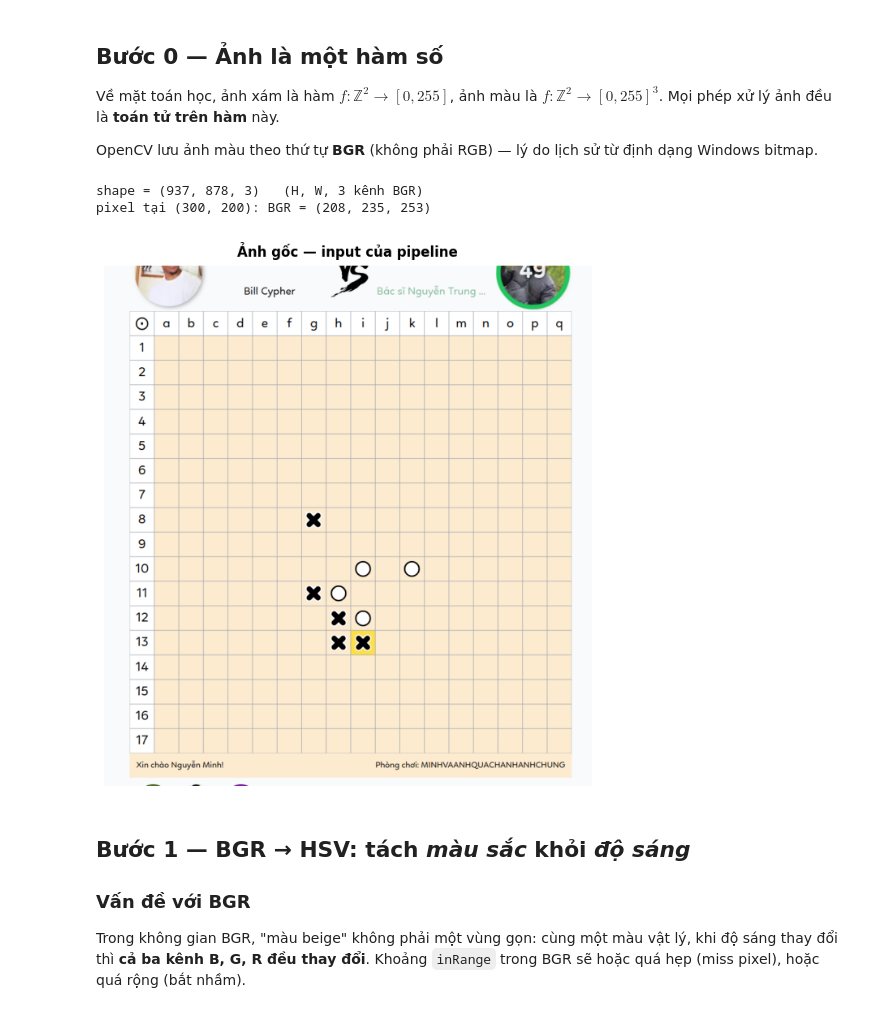
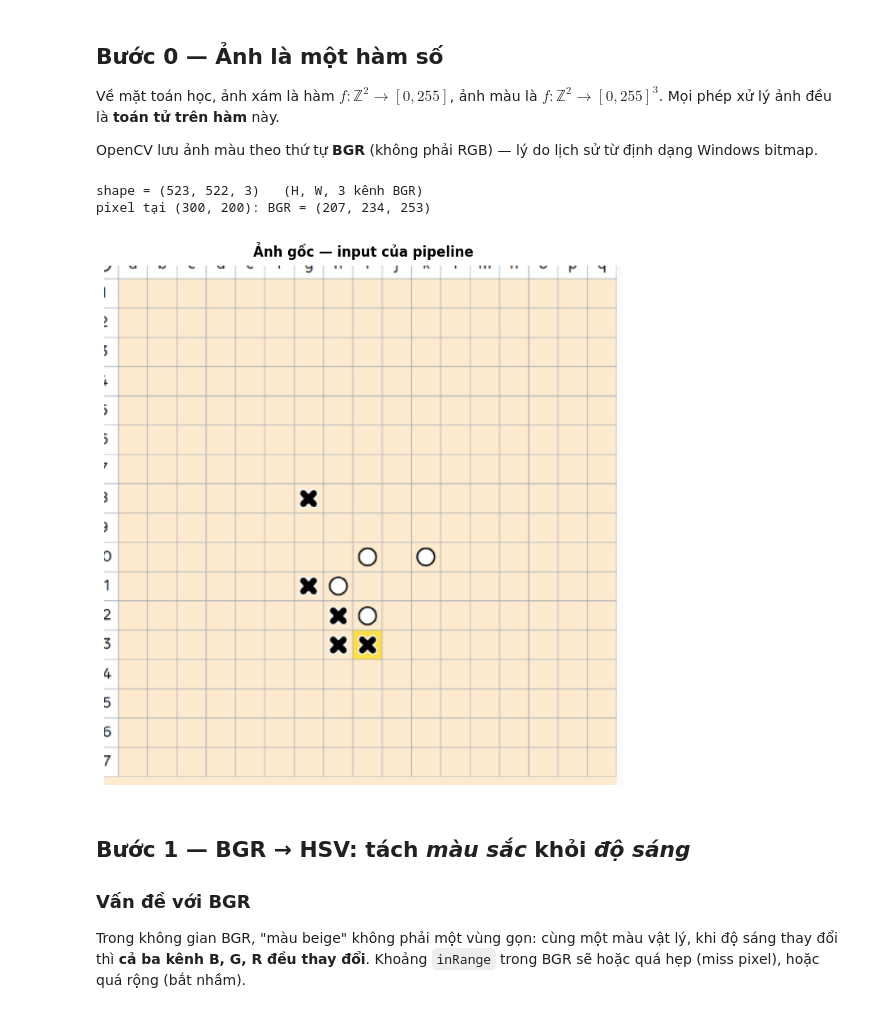
Before and after one commit to nguyencongminh090/caro-board-detector, a Jupyter notebook: notebooks/test5.ipynb, the cells around one changed output. Drawn from its saved outputs; the diff is of its cells as text; code cells hidden in the pictures.

```diff
--- a/notebooks/test5.ipynb
+++ b/notebooks/test5.ipynb
@@ -58,17 +58,17 @@ $f: \mathbb{Z}^2 \to [0,255]^3$. Mọi phép xử lý ảnh đều là **toán t
 
 OpenCV lưu ảnh màu theo thứ tự **BGR** (không phải RGB) — lý do lịch sử từ định dạng Windows bitmap.
 # %%
-IMG_PATH = r'image/20260610-004543.png'
+IMG_PATH = r'/run/media/ngmint/Data/Programming/Programming/Python/Personal/OpenCV/Zcaro/image/20260612-045218.png'
 img = cv2.imread(IMG_PATH)
 assert img is not None, f'Cannot load {IMG_PATH}'
 
 print(f'shape = {img.shape}   (H, W, 3 kênh BGR)')
 print(f'pixel tại (300, 200): BGR = {tuple(int(v) for v in img[300, 200])}')
 show_images(img, 'Ảnh gốc — input của pipeline', figsize=(12, 7))
 # %% [output]
-shape = (937, 878, 3)   (H, W, 3 kênh BGR)
-pixel tại (300, 200): BGR = (208, 235, 253)
+shape = (523, 522, 3)   (H, W, 3 kênh BGR)
+pixel tại (300, 200): BGR = (207, 234, 253)
-[figure, old version]
+[figure, new version]
 # %% [markdown]
 ## Bước 1 — BGR → HSV: tách *màu sắc* khỏi *độ sáng*
 
```
Also changed, not shown: parts of 8 cells of this notebook, 10 other files.
